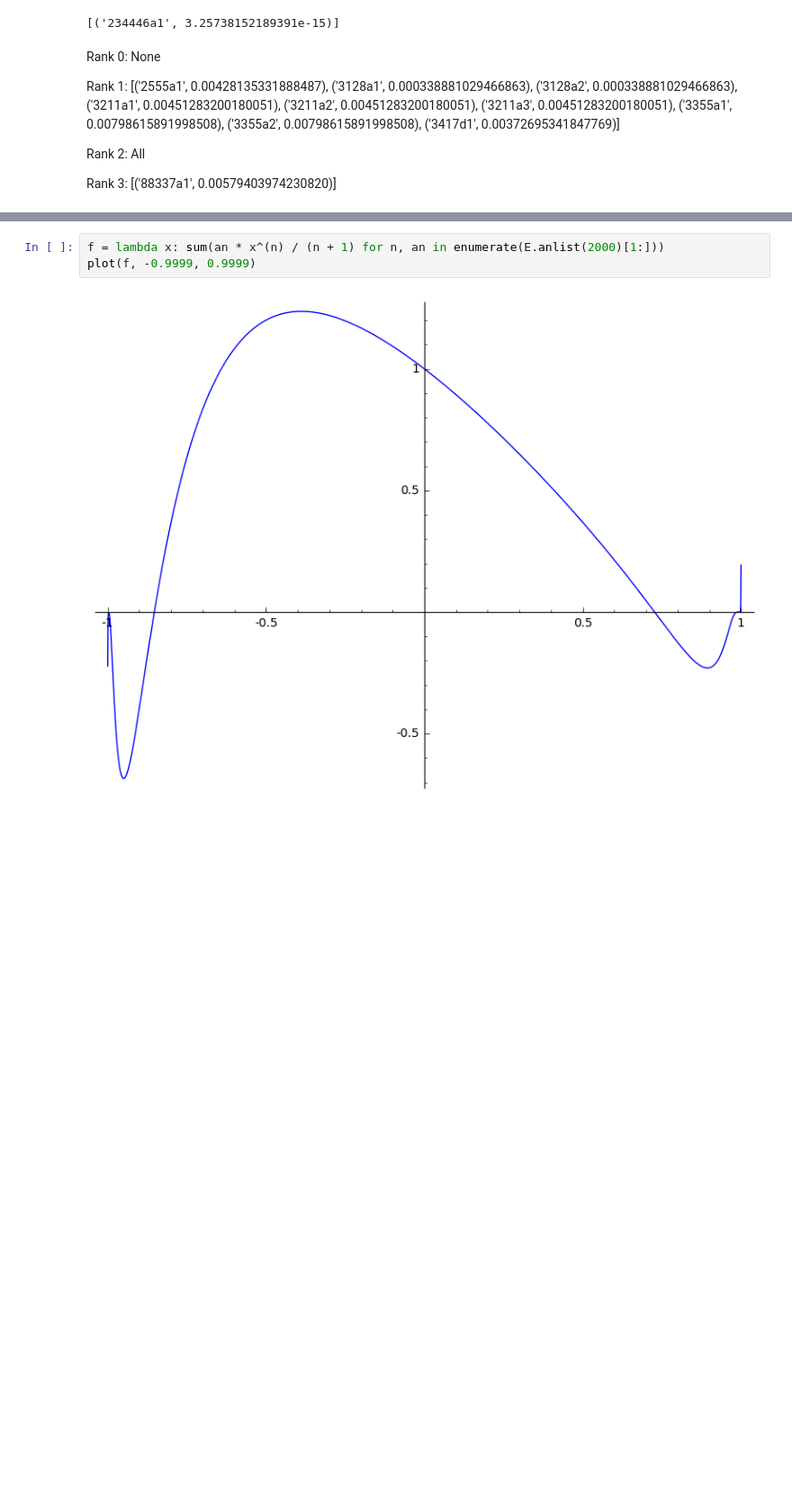
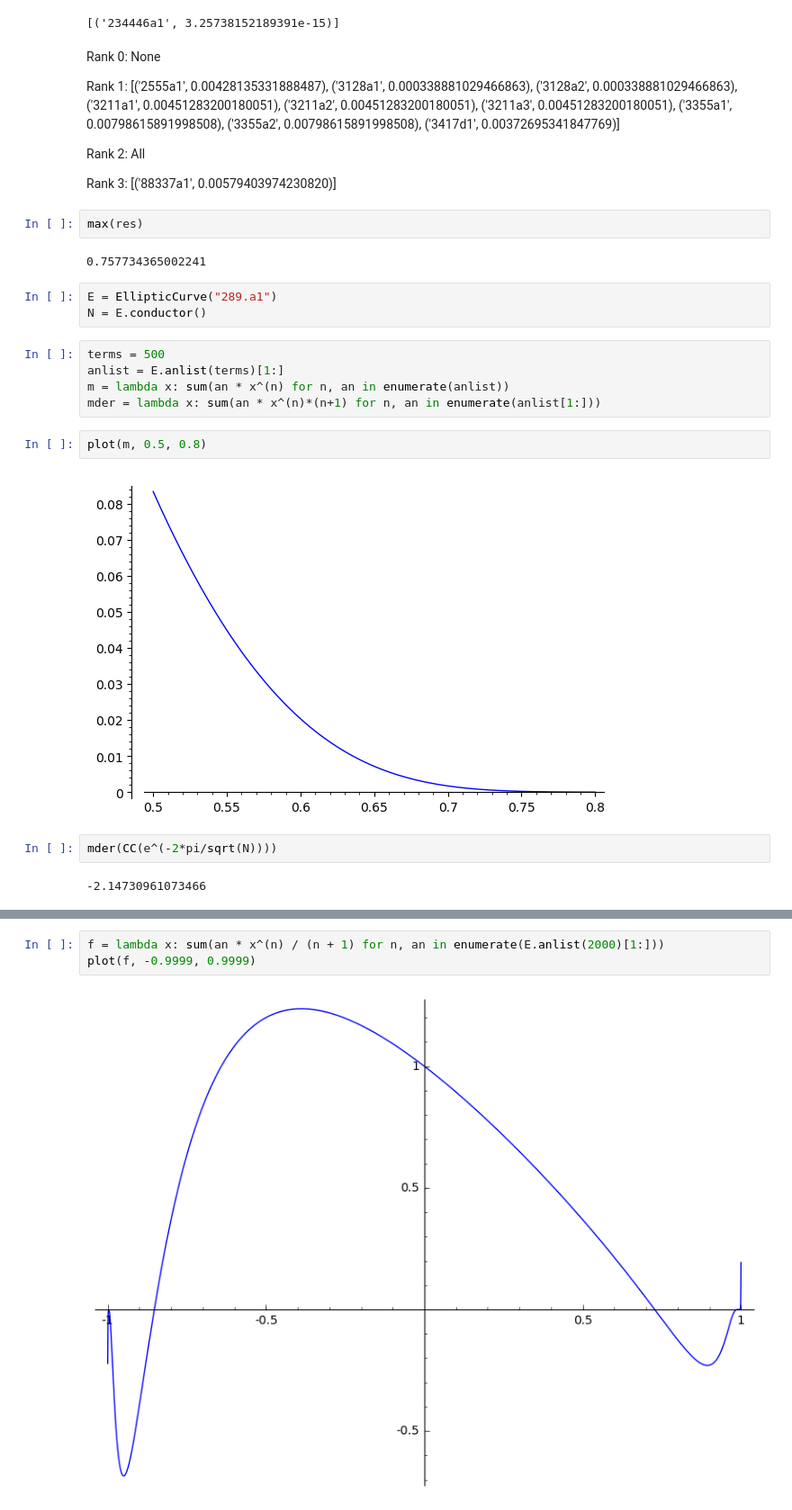
Before and after one commit to NordicMath/explore-global-weil, a Jupyter notebook: computation/ConjectureTesting2.ipynb, the cells around one changed output, grey strips where cells are left out. Shown at 90% size. Drawn from its saved outputs; the diff is of its cells as text; blank space fills up the shorter version.

```diff
--- a/computation/ConjectureTesting2.ipynb
+++ b/computation/ConjectureTesting2.ipynb
@@ -82,3 +97,23 @@ Rank 1:
 
  Rank 3:
  [('88337a1', 0.00579403974230820)]
+# %%
+max(res)
+# %% [output]
+0.757734365002241
+# %%
+E = EllipticCurve("289.a1")
+N = E.conductor()
+# %%
+terms = 500
+anlist = E.anlist(terms)[1:]
+m = lambda x: sum(an * x^(n) for n, an in enumerate(anlist))
+mder = lambda x: sum(an * x^(n)*(n+1) for n, an in enumerate(anlist[1:]))
+# %%
+plot(m, 0.5, 0.8)
+# %% [output]
+[figure, added]
+# %%
+mder(CC(e^(-2*pi/sqrt(N))))
+# %% [output]
+-2.14730961073466
```
Also changed, not shown: parts of 58 cells of this notebook, 9 other files.
